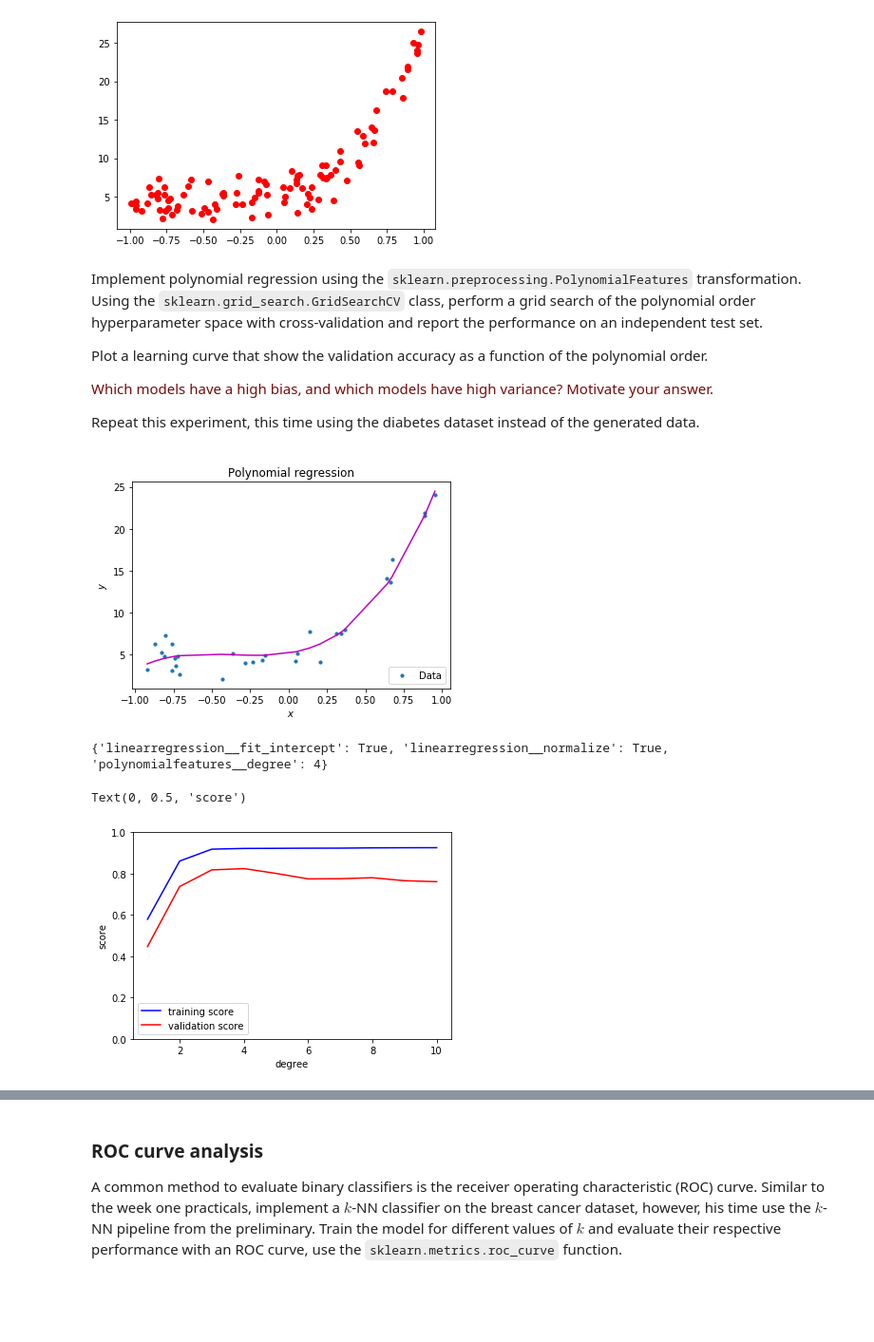
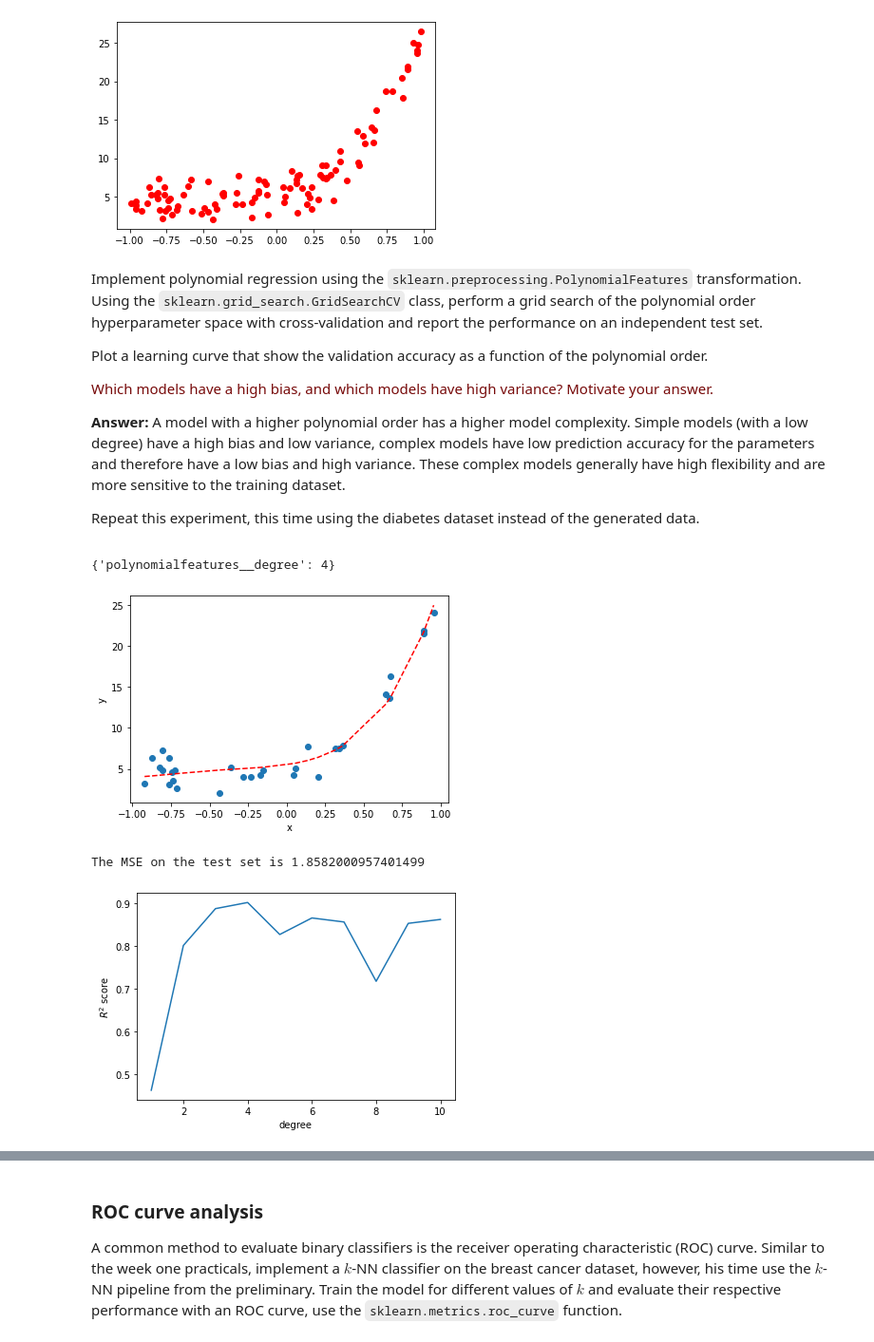
Before and after one commit to max-de-rooij/8dm50-machine-learning, a Jupyter notebook: practicals/week_2.ipynb, the cells around one changed output, grey strips where cells are left out. Shown at 95% size. Cells and saved outputs as stored; diff of their text form; code cells hidden in the pictures; blank space fills up the shorter version.

```diff
--- a/practicals/week_2.ipynb
+++ b/practicals/week_2.ipynb
@@ -188,78 +188,59 @@ Plot a learning curve that show the validation accuracy as a function of the pol
 
 <p><font color='#770a0a'>Which models have a high bias, and which models have high variance? Motivate your answer.</font><p>
 
+**Answer:**
+A model with a higher polynomial order has a higher model complexity. Simple models (with a low degree) have a high bias and low variance,  complex models have low prediction accuracy for the parameters and therefore have a low bias and high variance. These complex models generally have high flexibility and are more sensitive to the training dataset.
+
 Repeat this experiment, this time using the diabetes dataset instead of the generated data.
 # %%
 import sys
 sys.path.append('code/')
 from poly_reg import *
 
 import operator
 import numpy as np
 import matplotlib.pyplot as plt
 from sklearn.linear_model import LinearRegression
 from sklearn.preprocessing import PolynomialFeatures
 from sklearn.model_selection import GridSearchCV,validation_curve
 from sklearn.model_selection import train_test_split
+from sklearn.metrics import mean_squared_error
 
 X_train, X_test, y_train, y_test = train_test_split(X, y, test_size=0.3,random_state=40)
 
 # transforming the data to include another axis
 X_train = X_train[:, np.newaxis]
 y_train = y_train[:, np.newaxis]
 X_test = X_test[:, np.newaxis]
 
-# transforms the existing features to higher degree features
-polynomial_features= PolynomialFeatures(degree=3)
-X_train_poly = polynomial_features.fit_transform(X_train)
+param_grid = {'polynomialfeatures__degree': np.arange(1,11)}
+grid = GridSearchCV(PolynomialRegression(), param_grid, cv=5)
+grid.fit(X_train, y_train)
 
-# fit the transformed features to Linear Regression
-model = LinearRegression()
-model.fit(X_train_poly, y_train)
+print(grid.best_params_)
+y_pred = grid.predict(X_test)
+sort_idx = np.argsort(X_test.ravel())
 
-# predicting on training data-set
-y_train_pred = model.predict(X_train_poly)
+plt.scatter(X_test.ravel(),y_test.ravel())
+plt.plot(X_test.ravel()[sort_idx],y_pred.ravel()[sort_idx],'r--')
+plt.xlabel('x')
+plt.ylabel('y')
+plt.show()
+mse_test = mean_squared_error(y_test.ravel(),y_pred.ravel())
+print(f'The MSE on the test set is {mse_test}')
 
-# predicting on test data-set
-y_test_predict = model.predict(polynomial_features.fit_transform(X_test))
+m_test = grid.cv_results_['mean_test_score']
 
-plt.scatter(X_test, y_test, s=10)
-# sort the values of x before line plot
-sort_axis = operator.itemgetter(0)
-sorted_zip = sorted(zip(X_test,y_test_predict), key=sort_axis)
-X_test, y_test_predict = zip(*sorted_zip)
-plt.legend(('Data', 'Polynomial regression'), loc='lower right')
-plt.title('Polynomial regression')
-plt.xlabel('$x$')
-plt.ylabel('$y$')
-plt.plot(X_test, y_test_predict, color='m')
+plt.plot(np.arange(1,11),m_test)
+
+plt.xlabel('degree')
+plt.ylabel('$R^2$ score')
 plt.show()
-
-param_grid = {'polynomialfeatures__degree': np.arange(1,11),
-              'linearregression__fit_intercept': [True, False],
-              'linearregression__normalize': [True, False]}
-grid = GridSearchCV(PolynomialRegression(), param_grid, cv=10)
-grid.fit(X_train, y_train)
-# Best parameter has a degree of 3
-best_param = grid.best_params_
-print(best_param)
-
-# validation - polynomial order curve
-degree = np.arange(1, 11)
-train_score, val_score = validation_curve(PolynomialRegression(), X_train, y_train,
-                                          'polynomialfeatures__degree', degree, cv=10)
-
-plt.plot(degree, np.median(train_score, 1), color='blue', label='training score')
-plt.plot(degree, np.median(val_score, 1), color='red', label='validation score')
-plt.legend(loc='best')
-plt.ylim(0, 1)
-plt.xlabel('degree')
-plt.ylabel('score')
 # %% [output]
+{'polynomialfeatures__degree': 4}
-[figure, old version]
+[figure, new version]
-{'linearregression__fit_intercept': True, 'linearregression__normalize': True, 'polynomialfeatures__degree': 4}
-Text(0, 0.5, 'score')
+The MSE on the test set is 1.8582000957401499
-[figure, old version]
+[figure, new version]
 # %%
 import sys
 sys.path.append('code/')
```
Also changed, not shown: parts of 7 cells of this notebook, 1 other file.
